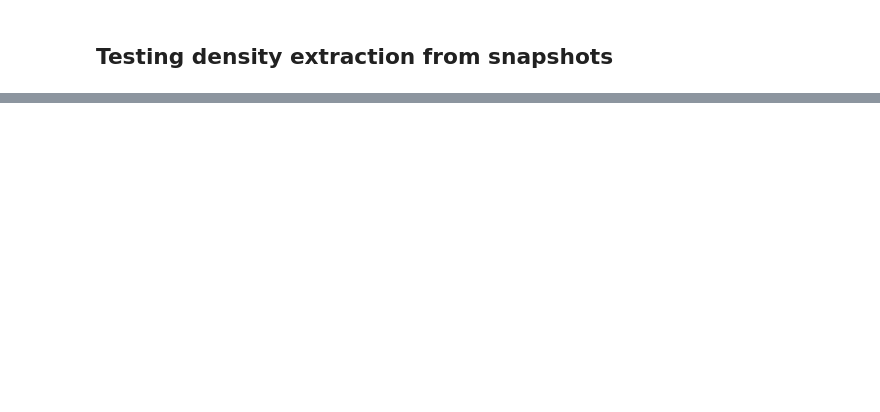
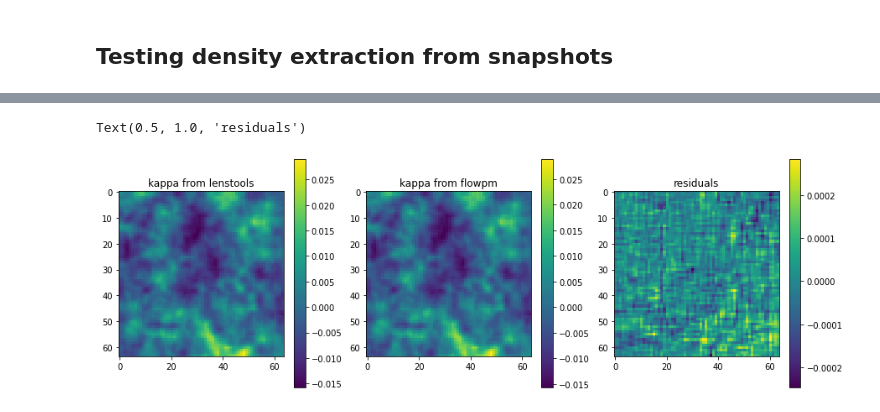
Before and after one commit to DifferentiableUniverseInitiative/flowpm, a Jupyter notebook: notebooks/dev/test_raytracing.ipynb, the cells around one changed output, grey strips where cells are left out. Cells and saved outputs as stored; diff of their text form; code cells hidden in the pictures; blank space fills up the shorter version.

Commit message:
Adds test for Born convergence

```diff
--- a/notebooks/dev/test_raytracing.ipynb
+++ b/notebooks/dev/test_raytracing.ipynb
@@ -103,0 +109,3 @@ ylim(1e-22,1e-6)
+# %%
+# This is the content of test density plane
+lt_map, fpm_map = test_convergence_Born(return_results=True)
@@ -103,0 +123,15 @@ ylim(1e-22,1e-6)
+# %%
+figure(figsize=[15,5])
+subplot(131)
+imshow(lt_map); colorbar()
+title('kappa from lenstools')
+subplot(132)
+imshow(fpm_map[0].numpy().reshape([64,64,-1])[:,:,-1]); colorbar()
+title('kappa from flowpm')
+
+subplot(133)
+imshow(lt_map - fpm_map[0].numpy().reshape([64,64,-1])[:,:,-1]); colorbar()
+title('residuals')
+# %% [output]
+Text(0.5, 1.0, 'residuals')
+[figure, added]
```
Also changed, not shown: parts of 9 cells of this notebook, 2 other files.
